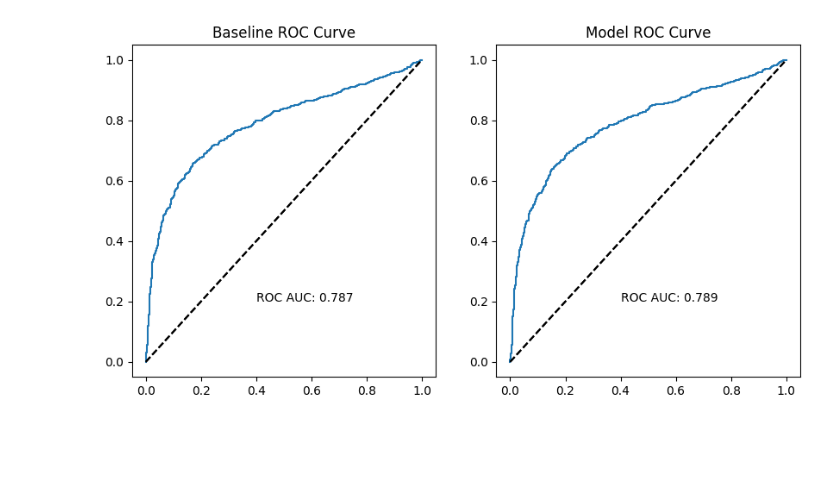
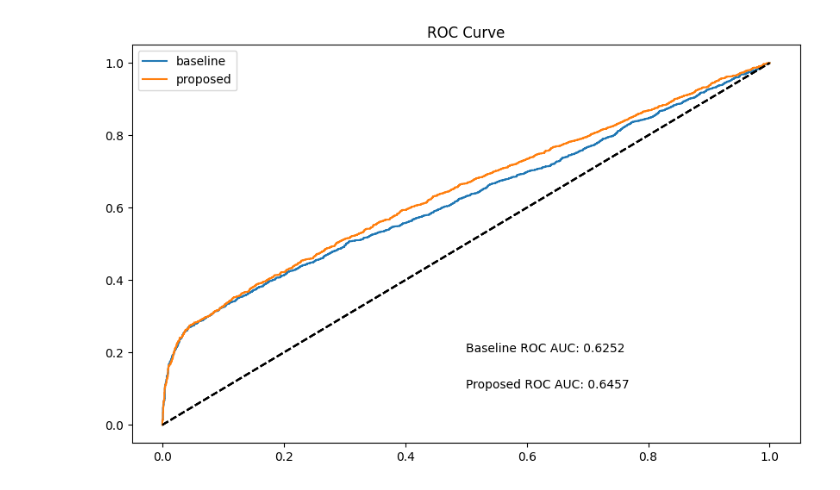
Before and after one commit to LukeV37/Pileup_Project, a Jupyter notebook: analysis/Zprime_Classifier.ipynb, the cells around one changed output. Drawn from its saved outputs; the diff is of its cells as text; code cells hidden in the pictures; blank space fills up the shorter version.

```diff
--- a/analysis/Zprime_Classifier.ipynb
+++ b/analysis/Zprime_Classifier.ipynb
@@ -13,7 +13,7 @@ import torch.optim as optim
 from sklearn.metrics import roc_curve, roc_auc_score
 # %%
 # Load signal sample into memory
-with uproot.open("ntuples/dataset_mu60_ztt1000_10k.root:fastjet") as f:
+with uproot.open("ntuples/dataset_mu200_ztt1000_10k.root:fastjet") as f:
     jet_pt_sig = f["jet_pt"].array()
     jet_eta_sig = f["jet_eta"].array()
     jet_phi_sig = f["jet_phi"].array()
@@ -23,7 +23,7 @@ with uproot.open("ntuples/dataset_mu60_ztt1000_10k.root:fastjet") as f:
     jet_label_sig = ak.ones_like(jet_pt_sig)
 
 # Load background sample into memory
-with uproot.open("ntuples/dataset_mu60_ttbar_10k.root:fastjet") as f:
+with uproot.open("ntuples/dataset_mu200_ttbar_10k.root:fastjet") as f:
     jet_pt_bkg = f["jet_pt"].array()
     jet_eta_bkg = f["jet_eta"].array()
     jet_phi_bkg = f["jet_phi"].array()
@@ -139,7 +139,7 @@ class Model(nn.Module):
         self.jet_preprocess = nn.Linear(in_feats,hidden_feats)
         self.jet_postprocess = nn.Linear(hidden_feats,out_feats)
     def forward(self, jet_feats):
-        jet_embedding = F.gelu(self.jet_preprocess(jet_feats))
+        jet_embedding = F.relu(self.jet_preprocess(jet_feats))
         jet_aggregated = jet_embedding.sum(dim=1)
         output = F.sigmoid(self.jet_postprocess(jet_aggregated))
         return output
@@ -223,23 +225,23 @@ Epoch: 1000     Train Loss: 0.5475      Test Loss: 0.5697
 # %%
-fig, (ax1, ax2) = plt.subplots(1, 2, figsize=(10, 5))
+fig, (ax1) = plt.subplots(1, 1, figsize=(10, 6))
 
 baseline.to('cpu')
 y_pred = baseline(X_test[:,:,0:4]).detach()
 fpr, tpr, thresholds = roc_curve(y_test, y_pred)
-ax1.plot(fpr,tpr)
+ax1.plot(fpr,tpr, label="baseline")
 ax1.plot([[0,0],[1,1]],'--',color='k')
-ax1.set_title("Baseline ROC Curve")
-AUC = "ROC AUC: " + str(round(roc_auc_score(y_test, y_pred),4))
-ax1.text(0.4,0.2,AUC)
+AUC = "Baseline ROC AUC: " + str(round(roc_auc_score(y_test, y_pred),4))
+ax1.text(0.5,0.2,AUC)
 
 model.to('cpu')
 y_pred = model(X_test).detach()
 fpr, tpr, thresholds = roc_curve(y_test, y_pred)
-ax2.plot(fpr,tpr)
-ax2.plot([[0,0],[1,1]],'--',color='k')
-ax2.set_title("Model ROC Curve")
-AUC = "ROC AUC: " + str(round(roc_auc_score(y_test, y_pred),4))
-ax2.text(0.4,0.2,AUC)
+ax1.plot(fpr,tpr, label="proposed")
+ax1.plot([[0,0],[1,1]],'--',color='k')
+ax1.set_title("ROC Curve")
+AUC = "Proposed ROC AUC: " + str(round(roc_auc_score(y_test, y_pred),4))
+ax1.text(0.5,0.1,AUC)
+ax1.legend()
 plt.show()
 # %% [output]
-[figure, old version]
+[figure, new version]
```
Also changed, not shown: parts of 5 cells of this notebook.
